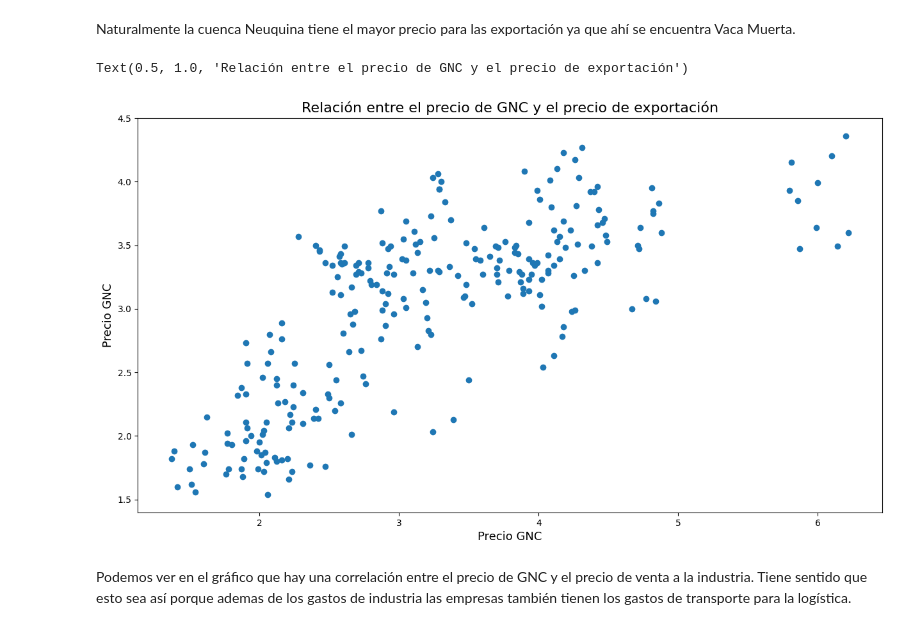
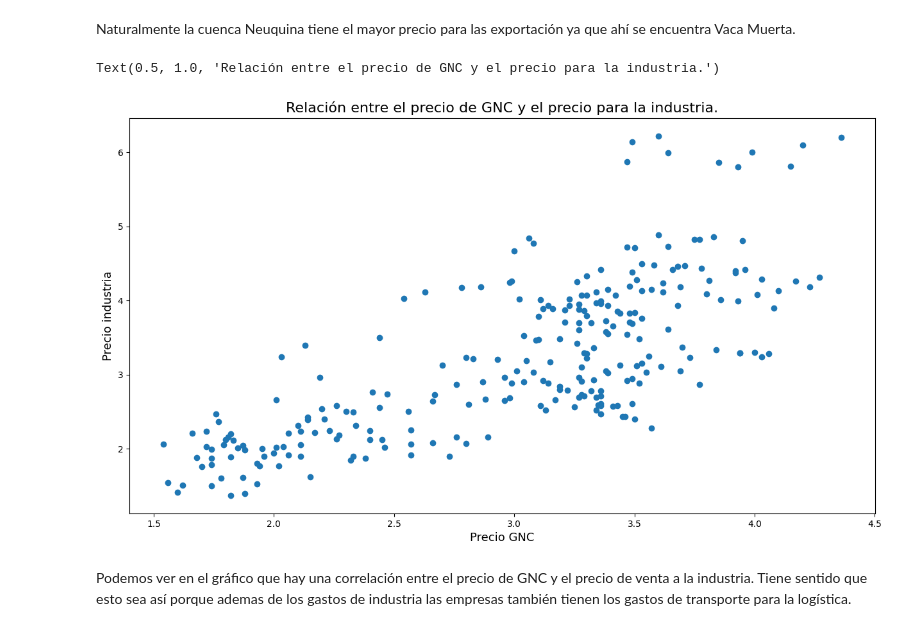
Before and after one commit to Isaiasgaray/fundamentos_final, a Jupyter notebook: TP_Final.ipynb, the cells around one changed output. Saved outputs shown, nothing was run; the diff lists cells and outputs as text; code cells hidden in the pictures.

```diff
--- a/TP_Final.ipynb
+++ b/TP_Final.ipynb
@@ -114,29 +114,29 @@ Naturalmente la cuenca Neuquina tiene el mayor precio para las exportación ya q
 # %%
 plt.figure(figsize=(15, 8))
 
 cuencas_total = \
     precios_gas[(precios_gas.contrato == 'TOTAL') & (precios_gas.cuenca != 'Total Cuenca')]
 
-plt.scatter(cuencas_total.precio_industria,
-            cuencas_total.precio_gnc)
+plt.scatter(cuencas_total.precio_gnc,
+            cuencas_total.precio_industria)
 
 plt.xlabel(
     'Precio GNC',
     fontsize=13
 )
 
 plt.ylabel(
-    'Precio GNC',
+    'Precio industria',
     fontsize=13
 )
 
 plt.title(
-    'Relación entre el precio de GNC y el precio de exportación',
+    'Relación entre el precio de GNC y el precio para la industria.',
     fontsize=16
 )
 # %% [output]
-Text(0.5, 1.0, 'Relación entre el precio de GNC y el precio de exportación')
+Text(0.5, 1.0, 'Relación entre el precio de GNC y el precio para la industria.')
-[figure, old version]
+[figure, new version]
 # %% [markdown]
 Podemos ver en el gráfico que hay una correlación entre el precio de GNC y el precio de venta a la industria. Tiene sentido que esto sea así porque ademas de los gastos de industria las empresas también tienen los gastos de transporte para la logística.
 # %%
```
Also changed, not shown: parts of 14 cells of this notebook.
